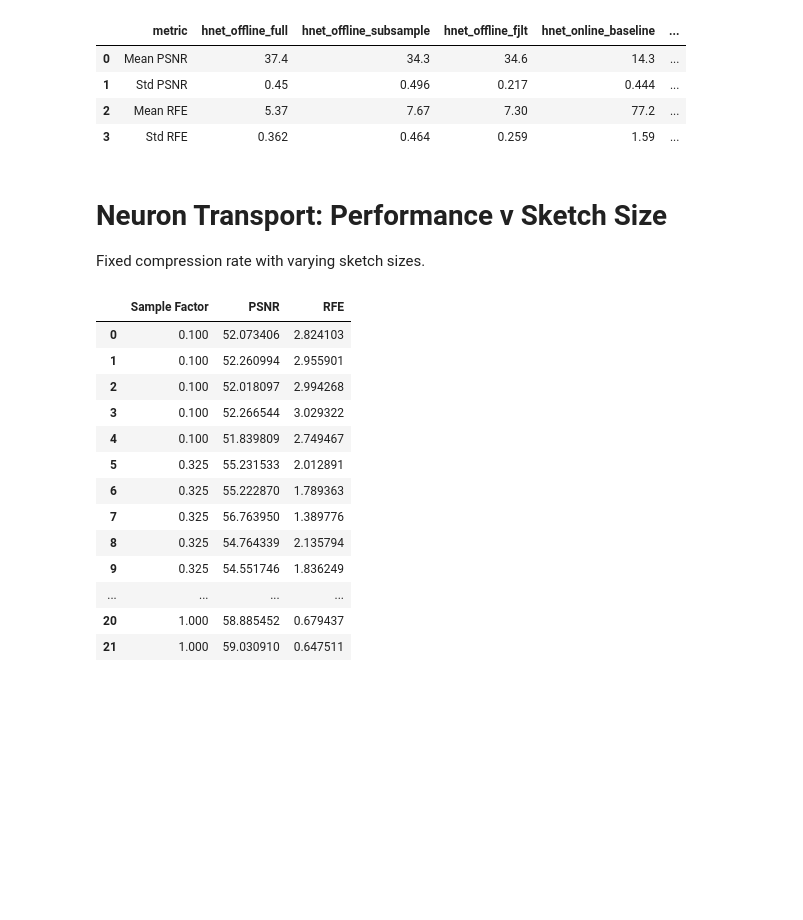
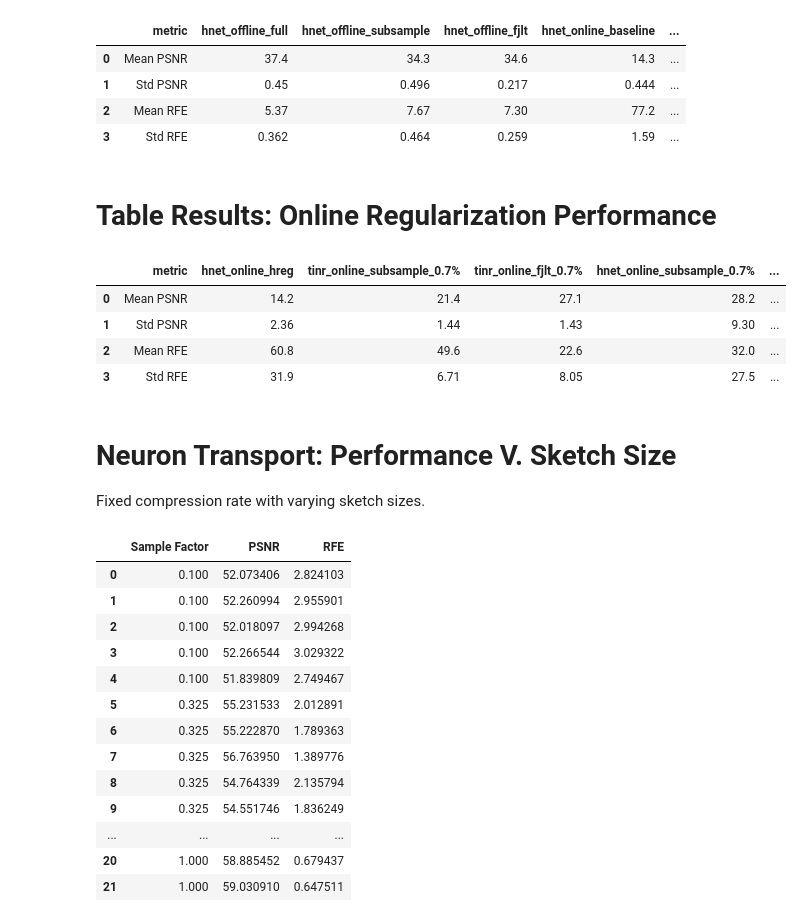
Before and after one commit to RS-Coop/Implicit-Neural-Compression, a Jupyter notebook: Paper Results.ipynb, the cells around one changed output. Cells and saved outputs as stored; diff of their text form; code cells hidden in the pictures; blank space fills up the shorter version.

```diff
--- a/Paper Results.ipynb
+++ b/Paper Results.ipynb
@@ -76,3 +76,5 @@ Channel Flow...
 | 1 | Std PSNR | 0.45 | 0.496 | 0.217 | 0.444 | ... |
 | 2 | Mean RFE | 5.37 | 7.67 | 7.30 | 77.2 | ... |
 | 3 | Std RFE | 0.362 | 0.464 | 0.259 | 1.59 | ... |
+# %% [markdown]
+# Table Results: Online Regularization Performance
@@ -79,5 +101,13 @@ Channel Flow...
+# %%
+df
+# %% [output]
+|  | metric | hnet_online_hreg | tinr_online_subsample_0.7% | tinr_online_fjlt_0.7% | hnet_online_subsample_0.7% | ... |
+| 0 | Mean PSNR | 14.2 | 21.4 | 27.1 | 28.2 | ... |
+| 1 | Std PSNR | 2.36 | 1.44 | 1.43 | 9.30 | ... |
+| 2 | Mean RFE | 60.8 | 49.6 | 22.6 | 32.0 | ... |
+| 3 | Std RFE | 31.9 | 6.71 | 8.05 | 27.5 | ... |
 # %% [markdown]
-# Neuron Transport: Performance v Sketch Size
+# Neuron Transport: Performance V. Sketch Size
 Fixed compression rate with varying sketch sizes.
 # %%
 #Extract tb logs
```
Also changed, not shown: parts of 6 cells of this notebook.
